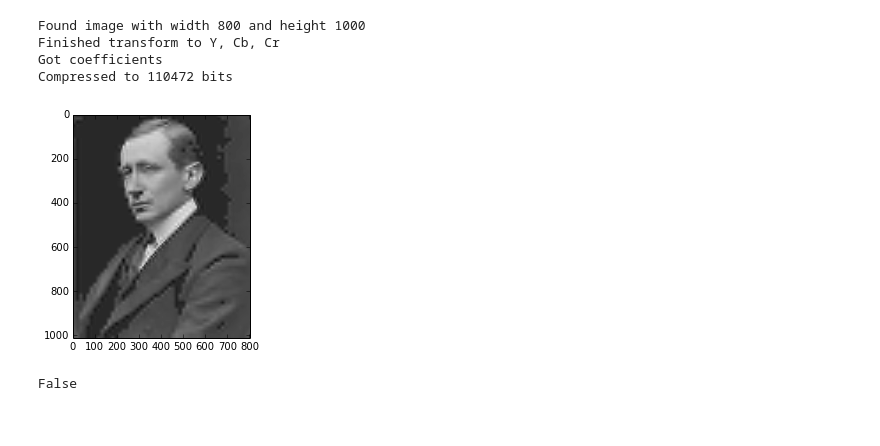
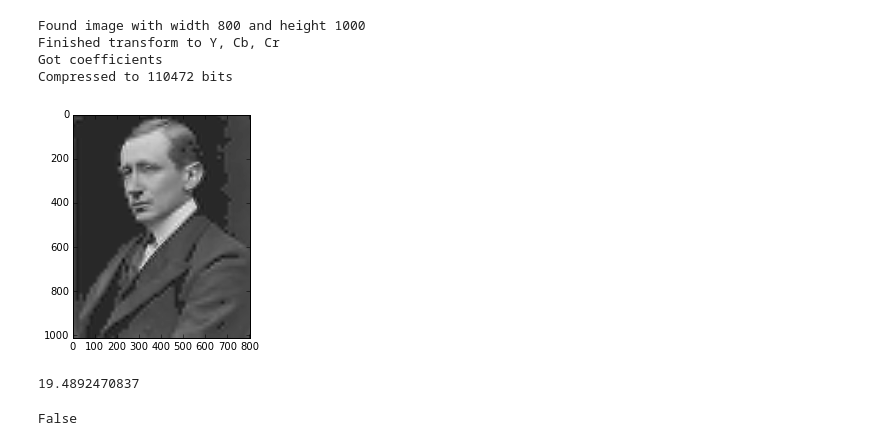
Before and after one commit to lambdaloop/radio-images, a Jupyter notebook: Wavelet Compression.ipynb, the cells around one changed output. Drawn from its saved outputs; the diff is of its cells as text; code cells hidden in the pictures.

```diff
--- a/Wavelet Compression.ipynb
+++ b/Wavelet Compression.ipynb
@@ -265,7 +265,11 @@ Found image with width 800 and height 1000
 Finished transform to Y, Cb, Cr
 Got coefficients
 Compressed to 110472 bits
-# %%
-decompressanddecode(compressedbird)
-# %% [output]
-[figure, removed]
+# %%
+import time
+start_time = time.time()
+decompressanddecode(compressedbird)
+print time.time() - start_time
+# %% [output]
+[figure, added]
+19.4892470837
```
Also changed, not shown: parts of 1 cell of this notebook, 1 other file.
